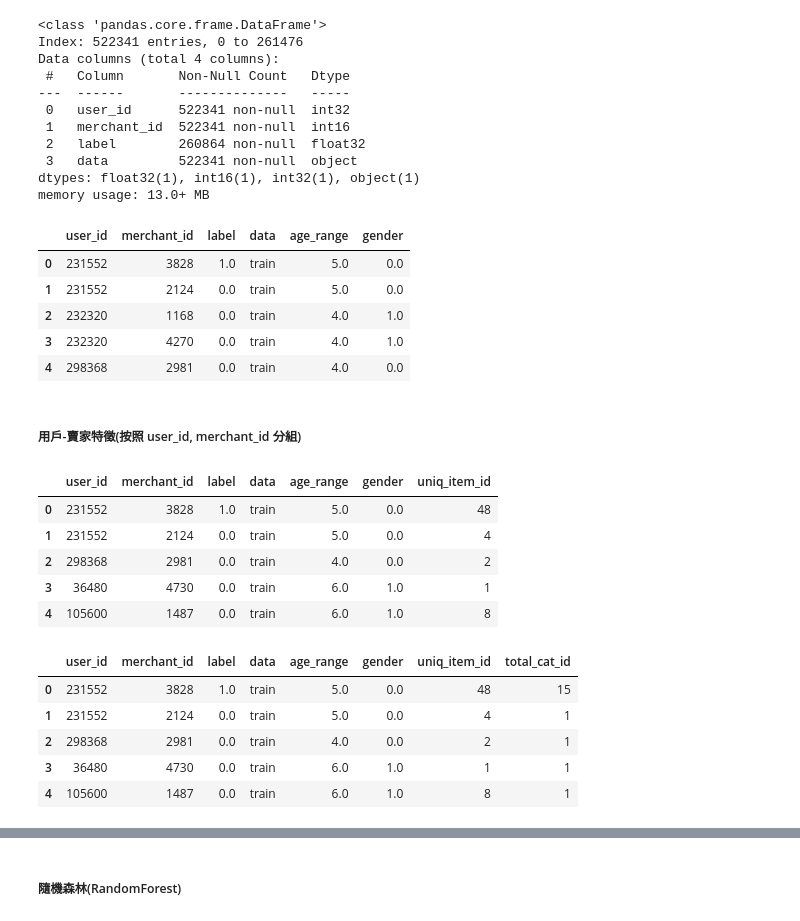
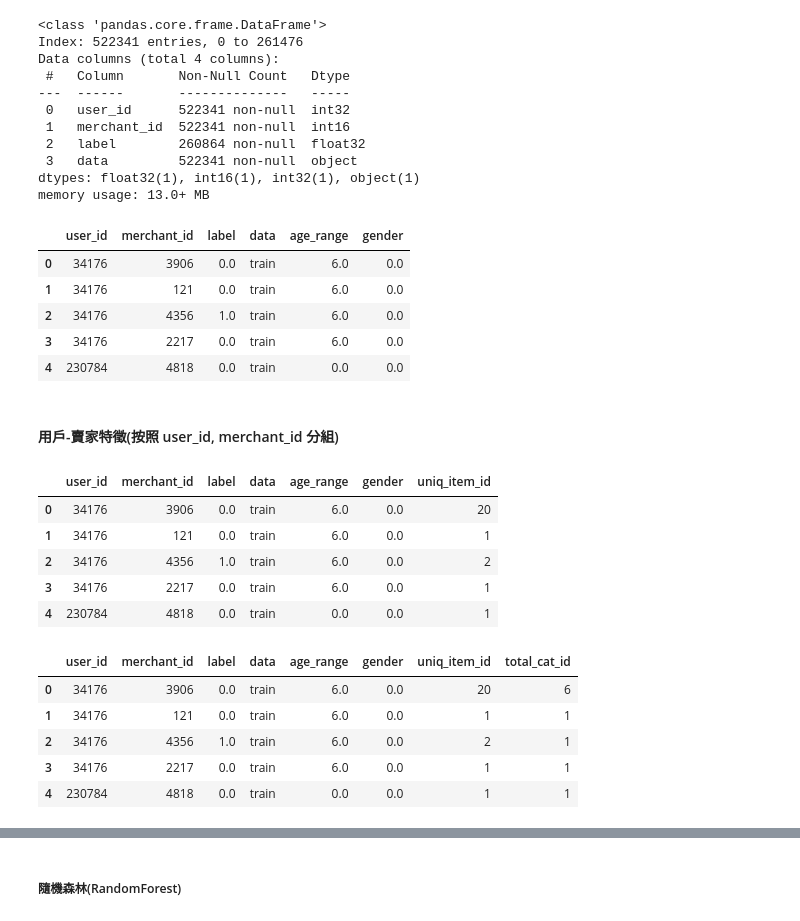
Before and after one commit to DummyJack/predictionRepurchaseIntention, a Jupyter notebook: code.ipynb, the cells around one changed output, grey strips where cells are left out. Drawn from its saved outputs; the diff is of its cells as text; code cells hidden in the pictures.

```diff
--- a/code.ipynb
+++ b/code.ipynb
@@ -17,9 +28,3 @@ user_log = pd.read_csv('./dataset/user_log_format1.csv', dtype = d_types1)
-# %%
-# 調整數據
-user_info = user_info[:200000]
-user_log = user_log[:10000000]
-data_train = df_train[:100000]
-data_test = df_test[:100613]
 # %%
 display(user_log.head())
 display(user_info.head())
@@ -113,10 +155,15 @@ None
 # %%
 # NaN 當未知
 # 使用 0 替換 NaN(age_range)
-# 使用 2 替換 NaN(gender)
+# 使用 2 替換 NaN(gender、brand_id)
 
-user_info['age_range'].replace(np.nan, 0, inplace = True)
-user_info['gender'].replace(np.nan, 2, inplace = True)
+user_info["age_range"].replace(np.nan, 0, inplace=True)
+user_info["gender"].replace(np.nan, 2, inplace=True)
 
-user_info.head(132365)
+user_log["brand_id"].replace(np.nan, 0, inplace=True)
+
+# 檢查缺值有沒有處理乾淨
+print("=== 缺失值數量 ===")
+print(user_info.isnull().sum())
+print(user_log.isnull().sum())
 # %% [output]
@@ -235,51 +209,65 @@ data = pd.merge(data, user_info)
 data.head()
 # %% [output]
 |  | user_id | merchant_id | label | data | age_range | gender |
-| 0 | 231552 | 3828 | 1.0 | train | 5.0 | 0.0 |
-| 1 | 231552 | 2124 | 0.0 | train | 5.0 | 0.0 |
-| 2 | 232320 | 1168 | 0.0 | train | 4.0 | 1.0 |
-| 3 | 232320 | 4270 | 0.0 | train | 4.0 | 1.0 |
-| 4 | 298368 | 2981 | 0.0 | train | 4.0 | 0.0 |
+| 0 | 34176 | 3906 | 0.0 | train | 6.0 | 0.0 |
+| 1 | 34176 | 121 | 0.0 | train | 6.0 | 0.0 |
+| 2 | 34176 | 4356 | 1.0 | train | 6.0 | 0.0 |
+| 3 | 34176 | 2217 | 0.0 | train | 6.0 | 0.0 |
+| 4 | 230784 | 4818 | 0.0 | train | 0.0 | 0.0 |
 # %% [markdown]
-##### 用戶-賣家特徵(按照 user_id, merchant_id 分組)
+#### 用戶-賣家特徵(按照 user_id, merchant_id 分組)
 # %%
 # 統計交互過的商品
 
-uniq_item_id = user_log.groupby(["user_id", "seller_id", "item_id"]).count().reset_index()[["user_id", "seller_id", "item_id"]]
+uniq_item_id = (
+    user_log.groupby(["user_id", "seller_id", "item_id"])
+    .count()
+    .reset_index()[["user_id", "seller_id", "item_id"]]
+)
 
-uniq_item_id_count = uniq_item_id.groupby(["user_id", "seller_id"]).count().reset_index()
+uniq_item_id_count = (
+    uniq_item_id.groupby(["user_id", "seller_id"]).count().reset_index()
+)
 
-uniq_item_id_count.rename(columns={"seller_id":"merchant_id", "item_id":"uniq_item_id"}, inplace = True)
+uniq_item_id_count.rename(
+    columns={"seller_id": "merchant_id", "item_id": "uniq_item_id"}, inplace=True
+)
 
 # 合併
 data = pd.merge(data, uniq_item_id_count)
 data.head()
 # %% [output]
 |  | user_id | merchant_id | label | data | age_range | gender | uniq_item_id |
-| 0 | 231552 | 3828 | 1.0 | train | 5.0 | 0.0 | 48 |
-| 1 | 231552 | 2124 | 0.0 | train | 5.0 | 0.0 | 4 |
-| 2 | 298368 | 2981 | 0.0 | train | 4.0 | 0.0 | 2 |
-| 3 | 36480 | 4730 | 0.0 | train | 6.0 | 1.0 | 1 |
-| 4 | 105600 | 1487 | 0.0 | train | 6.0 | 1.0 | 8 |
+| 0 | 34176 | 3906 | 0.0 | train | 6.0 | 0.0 | 20 |
+| 1 | 34176 | 121 | 0.0 | train | 6.0 | 0.0 | 1 |
+| 2 | 34176 | 4356 | 1.0 | train | 6.0 | 0.0 | 2 |
+| 3 | 34176 | 2217 | 0.0 | train | 6.0 | 0.0 | 1 |
+| 4 | 230784 | 4818 | 0.0 | train | 0.0 | 0.0 | 1 |
 # %%
 # 統計交互過的品類
 
-cat_id_temp = user_log.groupby(["user_id", "seller_id", "cat_id"]).count().reset_index()[["user_id", "seller_id", "cat_id"]]
+cat_id_temp = (
+    user_log.groupby(["user_id", "seller_id", "cat_id"])
+    .count()
+    .reset_index()[["user_id", "seller_id", "cat_id"]]
+)
 
 cat_id_temp_count = cat_id_temp.groupby(["user_id", "seller_id"]).count().reset_index()
 
-cat_id_temp_count.rename(columns={"seller_id":"merchant_id", "cat_id":"total_cat_id"}, inplace = True)
+cat_id_temp_count.rename(
+    columns={"seller_id": "merchant_id", "cat_id": "total_cat_id"}, inplace=True
+)
 
 # 合併
 data = pd.merge(data, cat_id_temp_count)
 data.head()
 # %% [output]
 |  | user_id | merchant_id | label | data | age_range | gender | uniq_item_id | total_cat_id |
-| 0 | 231552 | 3828 | 1.0 | train | 5.0 | 0.0 | 48 | 15 |
-| 1 | 231552 | 2124 | 0.0 | train | 5.0 | 0.0 | 4 | 1 |
-| 2 | 298368 | 2981 | 0.0 | train | 4.0 | 0.0 | 2 | 1 |
-| 3 | 36480 | 4730 | 0.0 | train | 6.0 | 1.0 | 1 | 1 |
-| 4 | 105600 | 1487 | 0.0 | train | 6.0 | 1.0 | 8 | 1 |
+| 0 | 34176 | 3906 | 0.0 | train | 6.0 | 0.0 | 20 | 6 |
+| 1 | 34176 | 121 | 0.0 | train | 6.0 | 0.0 | 1 | 1 |
+| 2 | 34176 | 4356 | 1.0 | train | 6.0 | 0.0 | 2 | 1 |
+| 3 | 34176 | 2217 | 0.0 | train | 6.0 | 0.0 | 1 | 1 |
+| 4 | 230784 | 4818 | 0.0 | train | 0.0 | 0.0 | 1 | 1 |
 # %%
 # 統計交互天數
 
```
Also changed, not shown: parts of 70 cells of this notebook, 6 other files.
